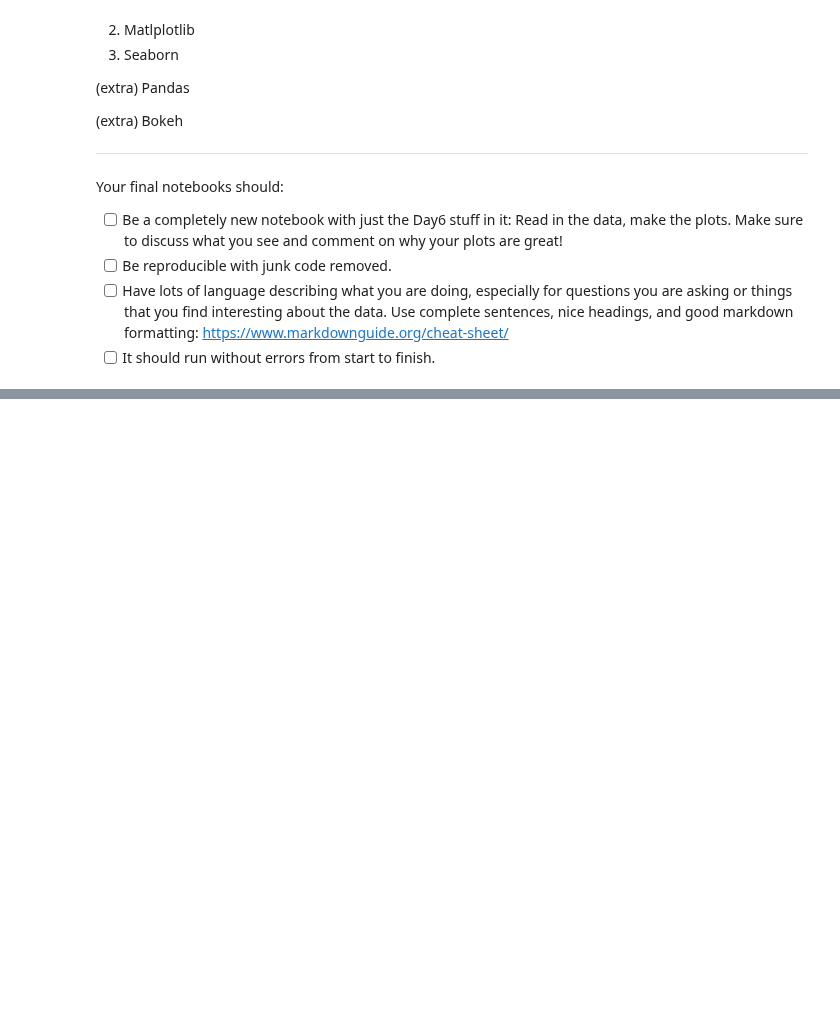
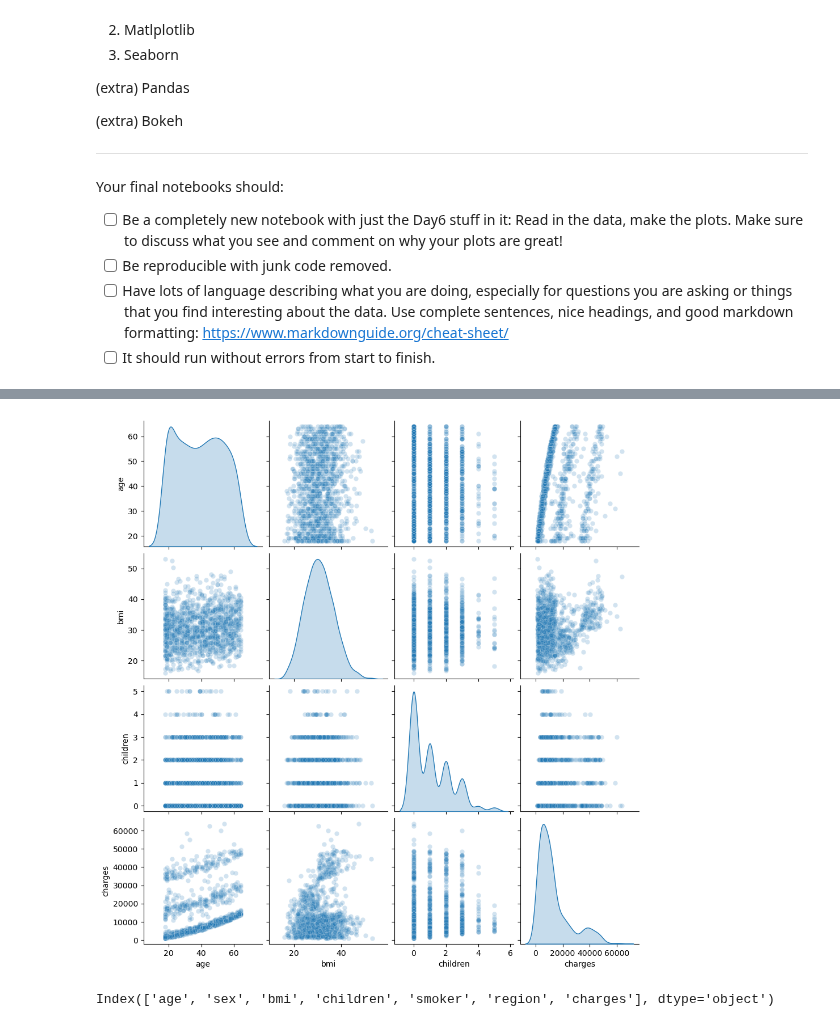
Before and after one commit to JesusPlascencia1/DATA201_Jesus_Plascencia_Code, a Jupyter notebook: Day6/HW_day6.ipynb, the cells around one changed output, grey strips where cells are left out. Saved outputs shown, nothing was run; the diff lists cells and outputs as text; code cells hidden in the pictures; blank space fills up the shorter version.

```diff
--- a/Day6/HW_day6.ipynb
+++ b/Day6/HW_day6.ipynb
@@ -139,0 +135,5 @@ Path to dataset files: /home/bellajagu/.cache/kagglehub/datasets/mirichoi0218/in
+# %%
+path1 = '/Users/jesusplascencia/.cache/kagglehub/datasets/mirichoi0218/insurance/versions/1/'
+file = path1+os.listdir(path)[0]
+df = pd.read_csv(file)
+df.head(10)
@@ -139,0 +253,9 @@ Path to dataset files: /home/bellajagu/.cache/kagglehub/datasets/mirichoi0218/in
+# %%
+sns.pairplot(df, diag_kind="kde", plot_kws={"alpha": 0.2})
+plt.show()
+# %% [output]
+[figure, added]
+# %%
+df.columns
+# %% [output]
+Index(['age', 'sex', 'bmi', 'children', 'smoker', 'region', 'charges'], dtype='object')
```
Also changed, not shown: parts of 25 cells of this notebook, 8 other files.
